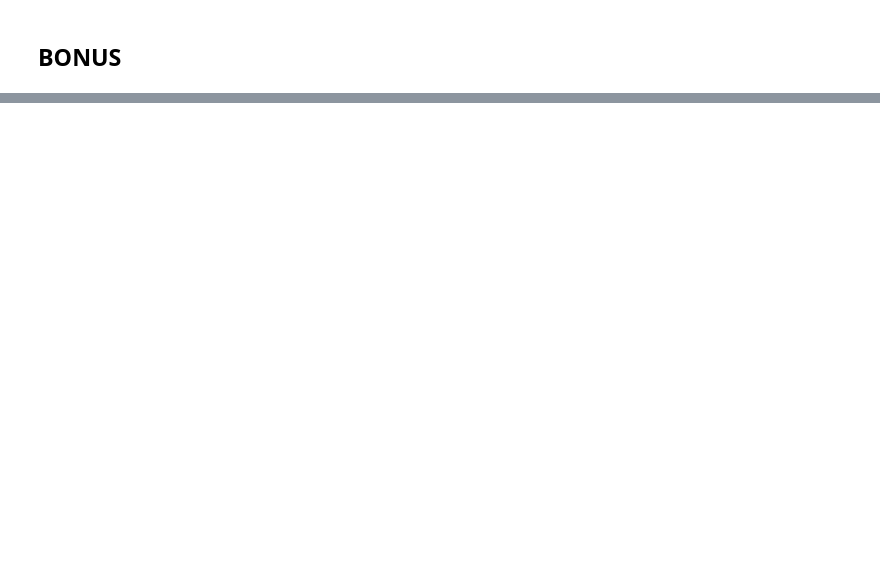
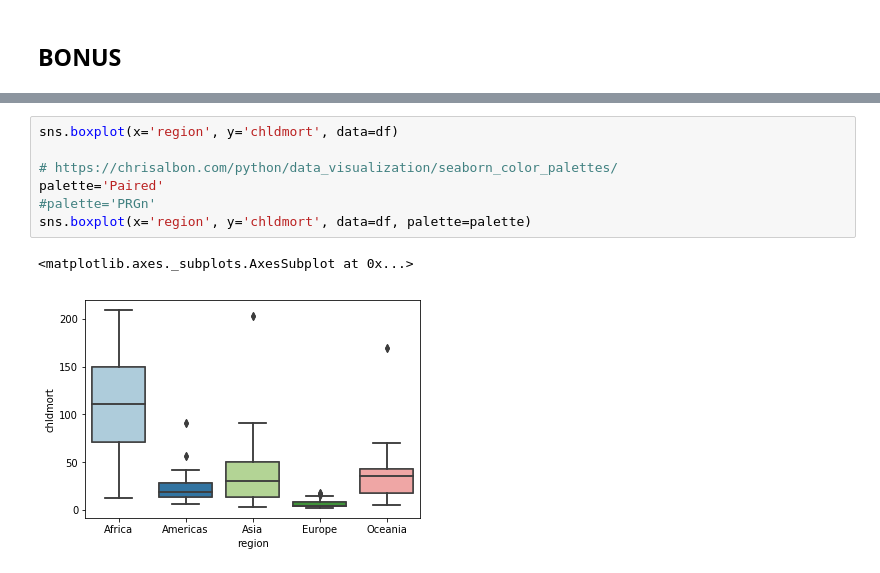
Before and after one commit to jfredes/bchg4_scribenotes, a Jupyter notebook: 02_fundamentos/Modulo_07.ipynb, the cells around one changed output, grey strips where cells are left out. Drawn from its saved outputs; the diff is of its cells as text; blank space fills up the shorter version.

```diff
--- a/02_fundamentos/Modulo_07.ipynb
+++ b/02_fundamentos/Modulo_07.ipynb
@@ -47 +54,11 @@ sns.scatterplot(x='gini', y='chldmort', hue='region', data=df)
+# %%
+sns.boxplot(x='region', y='chldmort', data=df)
+
+# https://chrisalbon.com/python/data_visualization/seaborn_color_palettes/
+palette='Paired'
+#palette='PRGn'
+sns.boxplot(x='region', y='chldmort', data=df, palette=palette)
+# %% [output]
+<matplotlib.axes._subplots.AxesSubplot at 0x...>
+[figure, added]
 # %%
```
Also changed, not shown: parts of 5 cells of this notebook.
